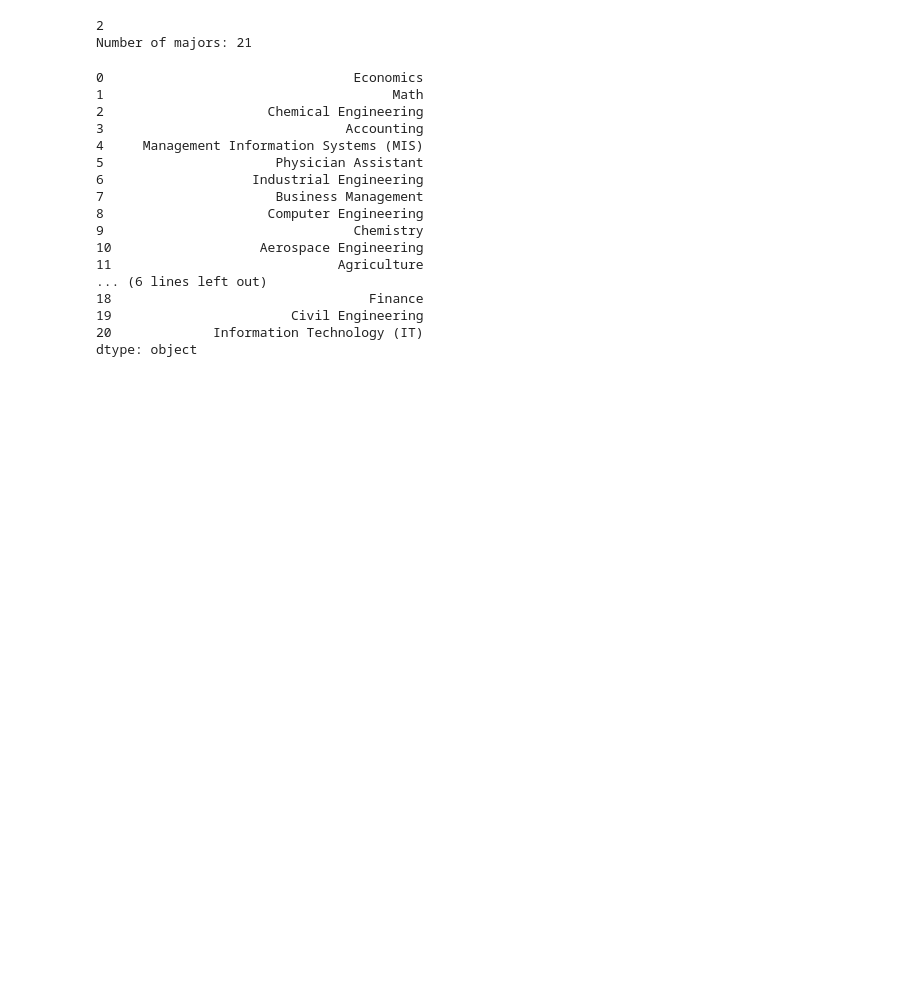
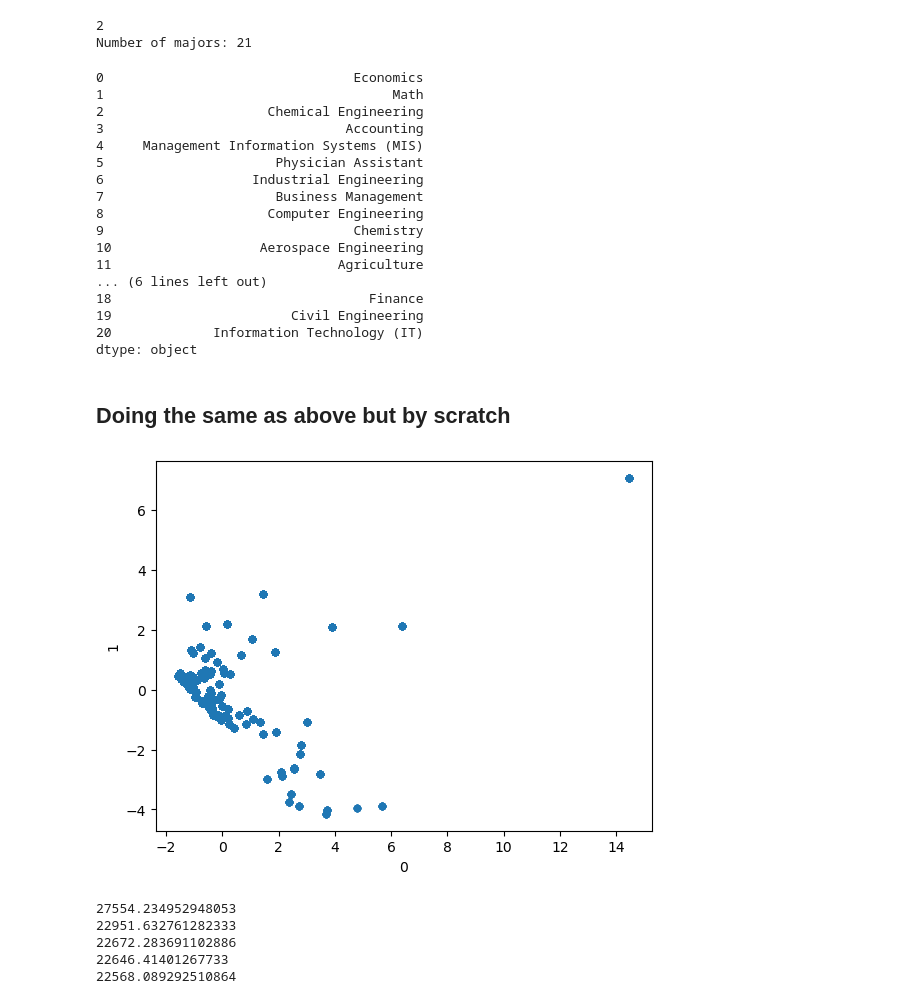
Before and after one commit to claravox/CSC466-project, a Jupyter notebook: clustering-living-plus-major.ipynb, the cells around one changed output. Saved outputs shown, nothing was run; the diff lists cells and outputs as text; code cells hidden in the pictures; blank space fills up the shorter version.

Commit message:
clustering from scratch

```diff
--- a/clustering-living-plus-major.ipynb
+++ b/clustering-living-plus-major.ipynb
@@ -617,3 +617,16 @@ Number of majors: 21
 19                       Civil Engineering
 20             Information Technology (IT)
 dtype: object
+# %% [markdown]
+## Doing the same as above but by scratch
+# %%
+scaler = StandardScaler()
+X = pd.DataFrame(scaler.fit_transform(combo),columns=combo.columns)
+X
+pca = PCA(n_components=2)
+X_pca = pca.fit_transform(X)
+X_pca = pd.DataFrame(X_pca)
+# display(X_pca)
+X_pca.plot.scatter(x=X_pca.columns[0],y=X_pca.columns[1]);
+# %% [output]
+[figure, added]
@@ -619,0 +638,36 @@ dtype: object
+# %%
+distortions = []
+k = 3
+means = X.sample(n=k)
+last_distortion = np.Inf
+while True:
+    # Assignment to a cluster
+    clusters = []
+    distortion = 0
+    for i in range(len(X)):
+        x = X.iloc[i]
+        min_d = np.Inf
+        min_c = None
+        for j in range(len(means)):
+            c = means.iloc[j]
+            d = distance(x, c)
+            if d < min_d:
+                min_c = j
+                min_d = d
+        distortion += np.dot((x - means.iloc[j]), (x - means.iloc[j]))
+        clusters.append(min_c)
+    Xc = X.copy()
+    Xc['cluster'] = clusters
+    distortions.append(distortion)
+    # Distortion should go down over time, and eventually slow down
+    if np.abs(distortion - last_distortion) < 0.000001:
+        break
+    last_distortion = distortion
+    print(distortion)
+    means = Xc.groupby('cluster').mean()
+# %% [output]
+27554.234952948053
+22951.632761282333
+22672.283691102886
+22646.41401267733
+22568.089292510864
```
Also changed, not shown: parts of 2 cells of this notebook.
